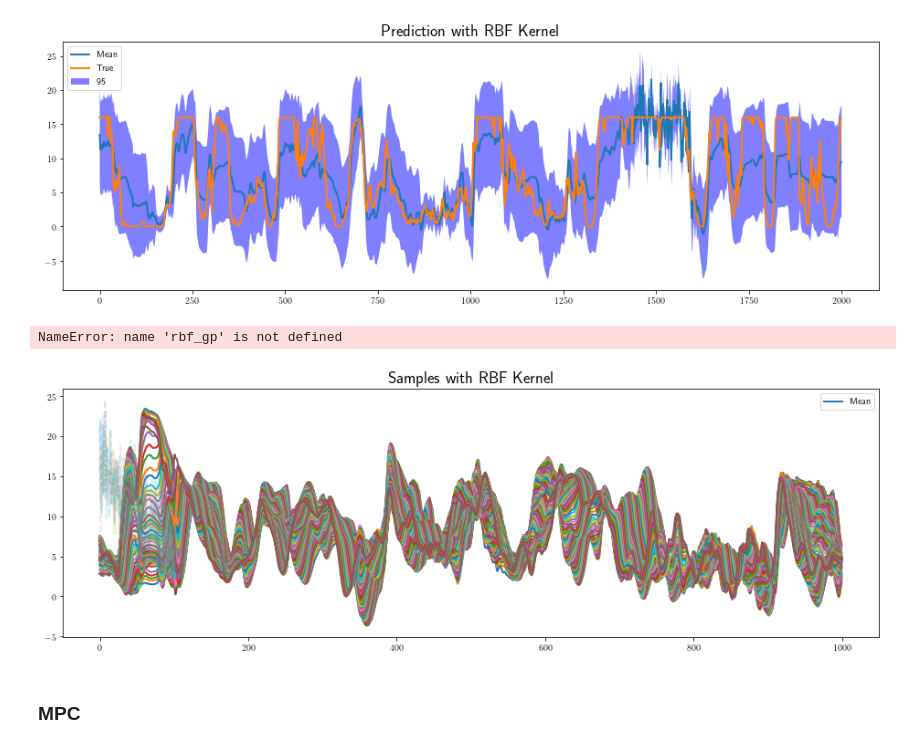
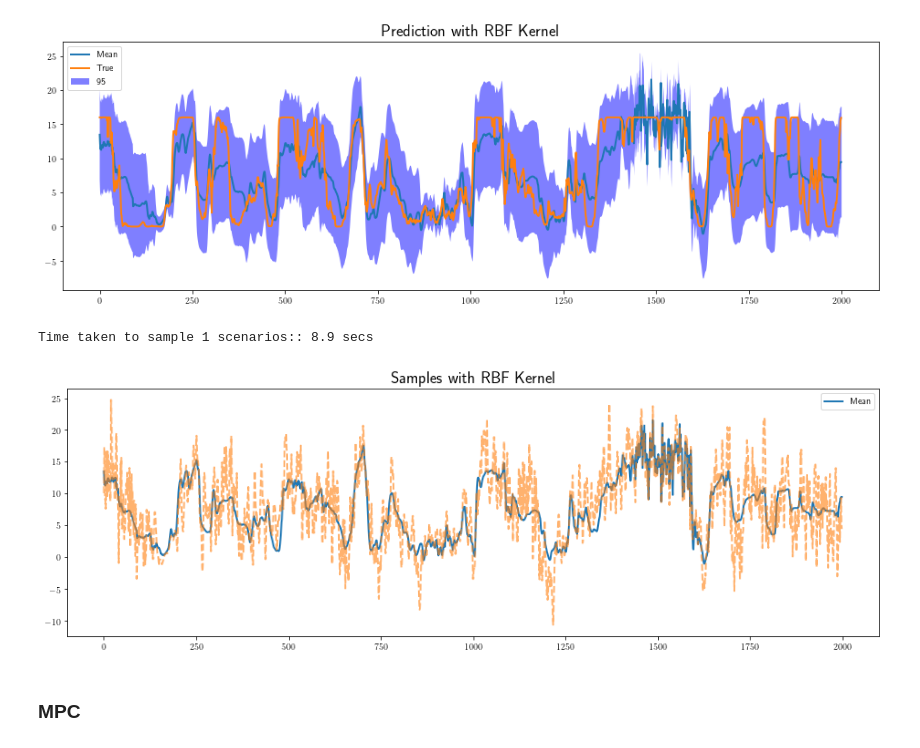
Before and after one commit to lsspear/mpc_project, a Jupyter notebook: Gaussian_Process.ipynb, the cells around one changed output. Cells and saved outputs as stored; diff of their text form; code cells hidden in the pictures.

```diff
--- a/Gaussian_Process.ipynb
+++ b/Gaussian_Process.ipynb
@@ -277,7 +280,7 @@ With 5,000 training samples: <br>
 # %%
 # Try making a kernel, copy one from one of the examples from sklearn
 train_data_var = np.var(train)
-kern = train_data_var * (2/3) * kernels.Matern(length_scale=1.0, length_scale_bounds=(0.1, 25))
+kern = train_data_var * (2/3) * kernels.Matern(length_scale=20, length_scale_bounds=(15, 25))
 
 tic = time()
 # tried n_optimizer = 4, took long time
@@ -327,7 +328,7 @@ plt.legend(loc="upper left");
 # %%
 # Now, look at samples taken from the distribution
 tic = time()
-num_samps = 20
+num_samps = 1
 samps = matern_gp.sample_y(X_test, num_samps)
 print("Time taken to sample %d scenarios:: %.1f secs" % (num_samps, time()-tic))
 # %% [output]
@@ -335,8 +336,8 @@ Time taken to sample 20 scenarios:: 7.9 secs
 # %%
-plt.figure(figsize=(16,5))
+plt.figure(figsize=(19,5))
 mean_line = plt.plot(y_mean)
 for k in range(num_samps):
-    plt.plot(samps[:,k], '--', alpha=0.2)
+    plt.plot(samps[:,k], '--', alpha=0.5)
 plt.title("Samples with Matern Kernel", fontsize=18)
 plt.legend((mean_line), ('Mean',));
 # %% [output]
@@ -502,20 +483,20 @@ plt.legend(loc="upper left");
 # %%
 # Now, look at samples taken from the distribution
 tic = time()
-num_samps = 8
+num_samps = 1
 samps = rbf_gp.sample_y(X_test, num_samps)
 print("Time taken to sample %d scenarios:: %.1f secs" % (num_samps, time()-tic))
 # %% [output]
-NameError: name 'rbf_gp' is not defined
+Time taken to sample 1 scenarios:: 8.9 secs
 # %%
 plt.figure(figsize=(16,5))
 mean_line = plt.plot(y_mean)
-for k in range(5):
-    plt.plot(samps[:,k], '--', alpha=0.2)
+for k in range(num_samps):
+    plt.plot(samps[:,k], '--', alpha=0.6)
 plt.title("Samples with RBF Kernel", fontsize=18)
 plt.legend((mean_line), ('Mean',));
 # %% [output]
-[figure, old version]
+[figure, new version]
 # %% [markdown]
 ### MPC
 # %%
```
Also changed, not shown: parts of 17 cells of this notebook, 1 other file.
